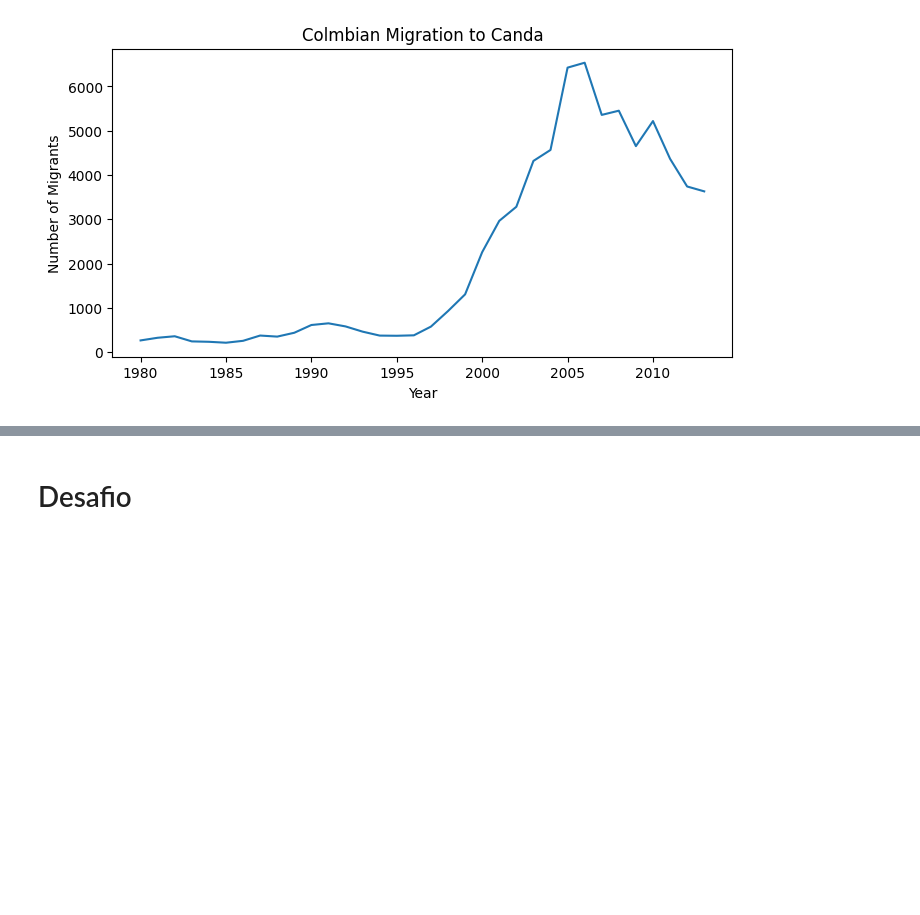
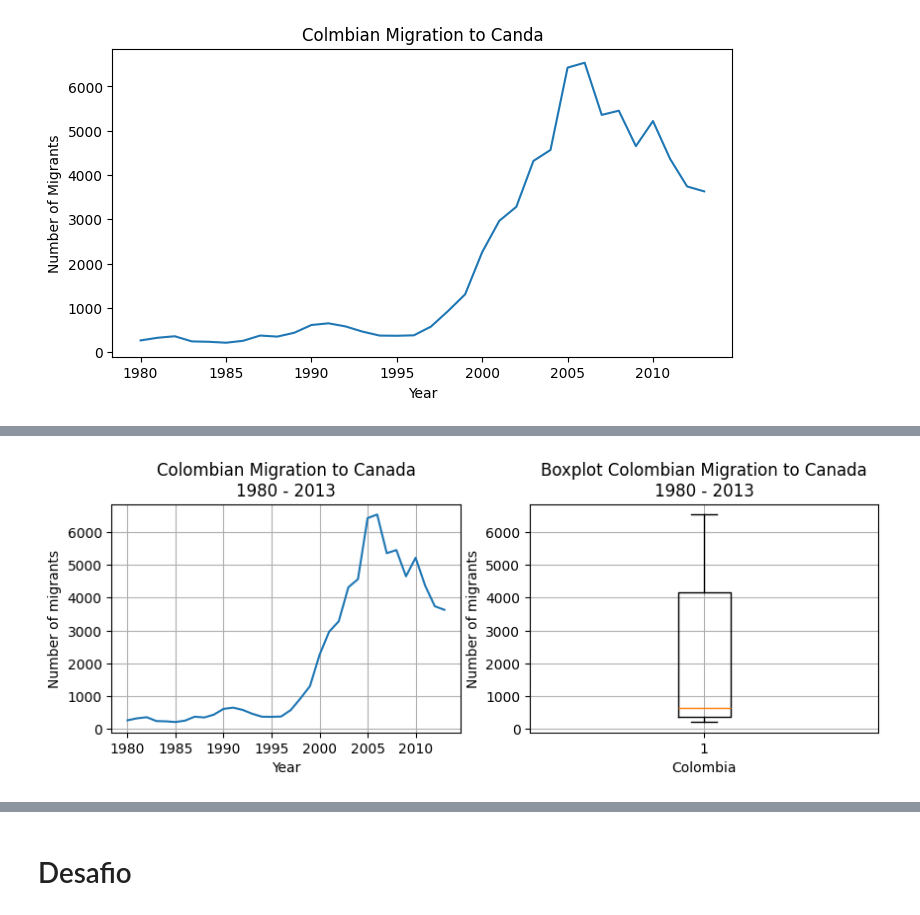
Before and after one commit to HJuliamPR/ColabPython, a Jupyter notebook: VisualizacionPython.ipynb, the cells around one changed output, grey strips where cells are left out. Cells and saved outputs as stored; diff of their text form; code cells hidden in the pictures; blank space fills up the shorter version.

```diff
--- a/VisualizacionPython.ipynb
+++ b/VisualizacionPython.ipynb
@@ -76,0 +101,18 @@ SyntaxError: invalid syntax. Perhaps you forgot a comma? (ipython-input-31-27531
+# %%
+fig, axs = plt.subplots(1,2, figsize = (10,3) )
+
+axs[0].plot( DataFrameColombia['Year'], DataFrameColombia['NumberMigrants'] )
+axs[0].set_title('Colombian Migration to Canada\n1980 - 2013')
+axs[0].set_xlabel('Year')
+axs[0].set_ylabel('Number of migrants')
+axs[0].xaxis.set_major_locator(plt.MultipleLocator(5))
+axs[0].grid()
+
+axs[1].boxplot( DataFrameColombia['NumberMigrants'] )
+axs[1].set_title('Boxplot Colombian Migration to Canada\n1980 - 2013')
+axs[1].set_xlabel('Colombia')
+axs[1].set_ylabel('Number of migrants')
+axs[1].grid()
+plt.show()
+# %% [output]
+[figure, added]
```
Also changed, not shown: parts of 9 cells of this notebook.
